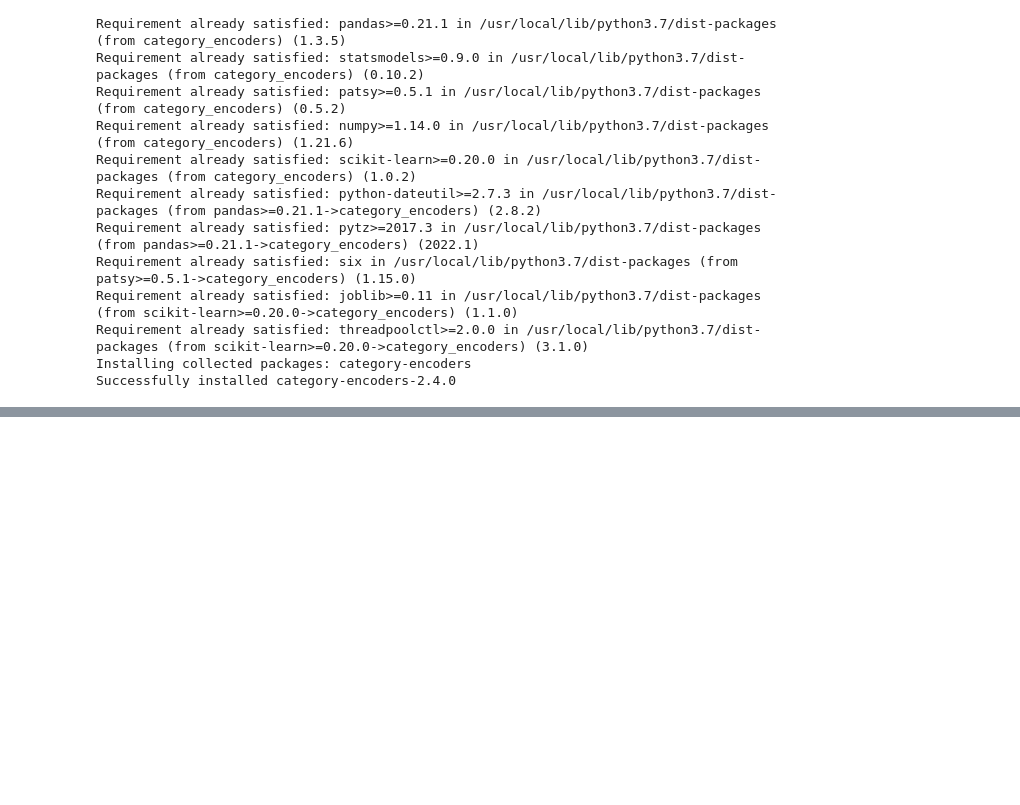
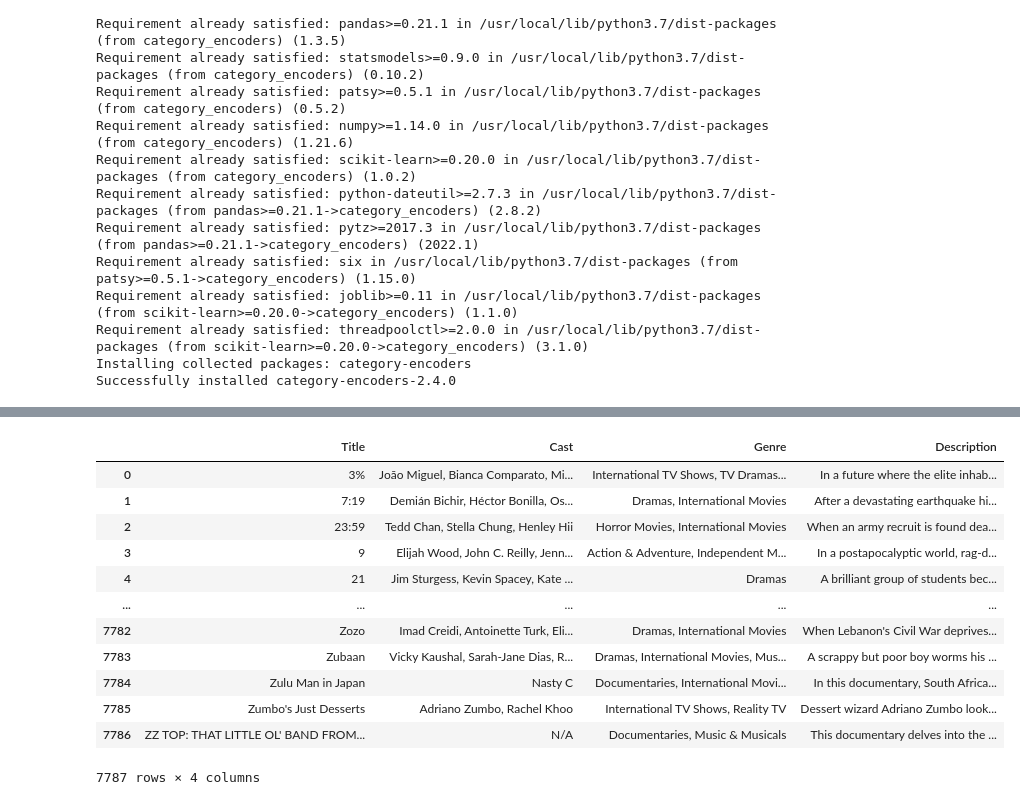
Before and after one commit to AnshRockstar/Netflix-Tv-show-and-Movie-Clustering, a Jupyter notebook: Capstone_4_NETFLIX_MOVIES_AND_TV_SHOWS_CLUSTERING.ipynb, the cells around one changed output, grey strips where cells are left out. Cells and saved outputs as stored; diff of their text form; code cells hidden in the pictures; blank space fills up the shorter version.

```diff
--- a/Capstone_4_NETFLIX_MOVIES_AND_TV_SHOWS_CLUSTERING.ipynb
+++ b/Capstone_4_NETFLIX_MOVIES_AND_TV_SHOWS_CLUSTERING.ipynb
@@ -313,0 +391,34 @@ Successfully installed category-encoders-2.4.0
+# %%
+# Retain top 3 actors/actresses of each film
+netflix_cast3 = netflix.copy()
+netflix_cast3.fillna('N/A', inplace=True)
+netflix_cast3.cast = netflix_cast3.cast.str.split(', ').tolist()
+
+for x in range(len(netflix_cast3)):
+    netflix_cast3['cast'][x] = netflix_cast3['cast'][x][:3]
+    x += 1
+
+netflix_cast3['cast'] = netflix_cast3['cast'].agg(lambda x: ', '.join(map(str, x)))
+# %%
+# Drop unnecessary columns
+drop_netflix = netflix_cast3.drop(['type','director','country','rating'], axis=1)
+
+# Rename remaining columns
+flix_df = drop_netflix.rename(columns={'title':'Title','listed_in':'Genre','cast':'Cast','description':'Description',
+                                       'cluster':'Group'})
+
+flix_df
+# %% [output]
+|  | Title | Cast | Genre | Description |
+| 0 | 3% | João Miguel, Bianca Comparato, Mi... | International TV Shows, TV Dramas... | In a future where the elite inhab... |
+| 1 | 7:19 | Demián Bichir, Héctor Bonilla, Os... | Dramas, International Movies | After a devastating earthquake hi... |
+| 2 | 23:59 | Tedd Chan, Stella Chung, Henley Hii | Horror Movies, International Movies | When an army recruit is found dea... |
+| 3 | 9 | Elijah Wood, John C. Reilly, Jenn... | Action & Adventure, Independent M... | In a postapocalyptic world, rag-d... |
+| 4 | 21 | Jim Sturgess, Kevin Spacey, Kate ... | Dramas | A brilliant group of students bec... |
+| ... | ... | ... | ... | ... |
+| 7782 | Zozo | Imad Creidi, Antoinette Turk, Eli... | Dramas, International Movies | When Lebanon's Civil War deprives... |
+| 7783 | Zubaan | Vicky Kaushal, Sarah-Jane Dias, R... | Dramas, International Movies, Mus... | A scrappy but poor boy worms his ... |
+| 7784 | Zulu Man in Japan | Nasty C | Documentaries, International Movi... | In this documentary, South Africa... |
+| 7785 | Zumbo's Just Desserts | Adriano Zumbo, Rachel Khoo | International TV Shows, Reality TV | Dessert wizard Adriano Zumbo look... |
+| 7786 | ZZ TOP: THAT LITTLE OL' BAND FROM... | N/A | Documentaries, Music & Musicals | This documentary delves into the ... |
+7787 rows × 4 columns
```
Also changed, not shown: parts of 12 cells of this notebook.
